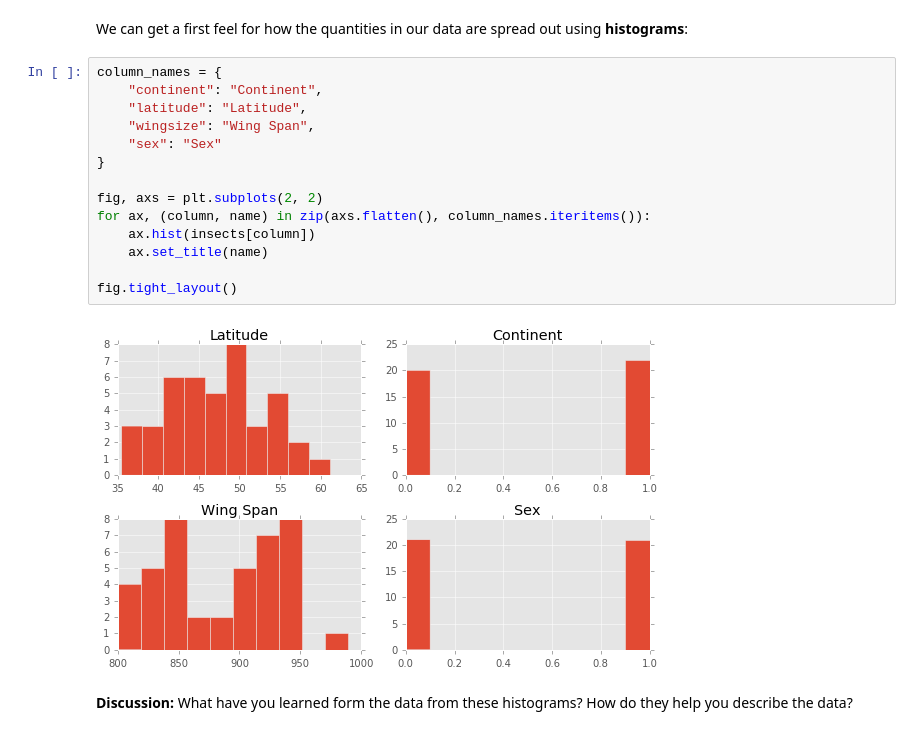
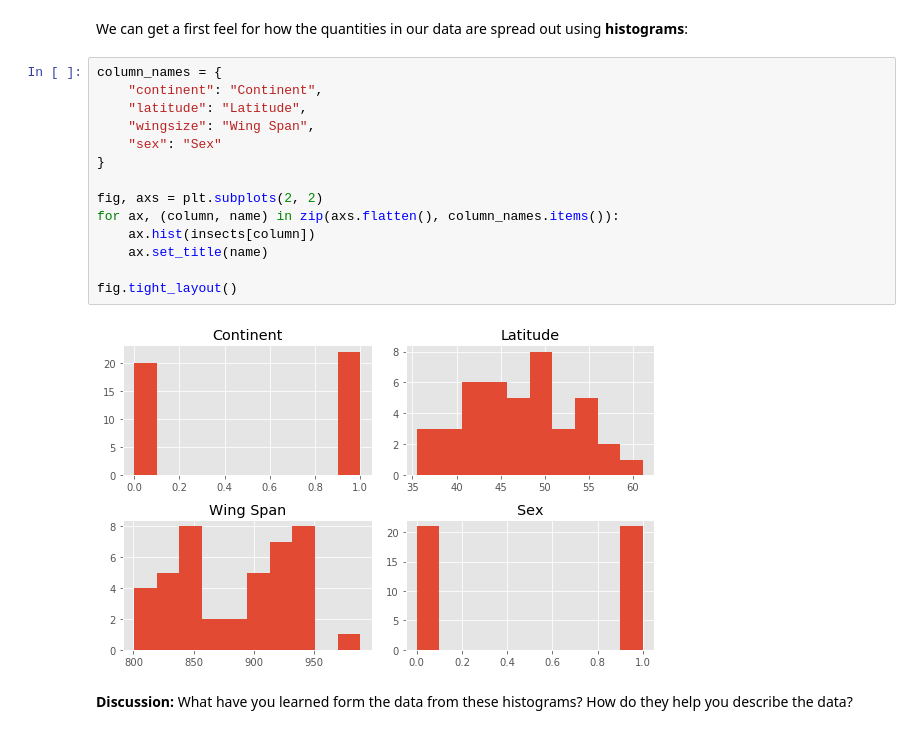
Before and after one commit to GalvanizeOpenSource/stats-course-slides, a Jupyter notebook: linear-and-logistic-regression.ipynb, the cells around one changed output. Drawn from its saved outputs; the diff is of its cells as text.

```diff
--- a/linear-and-logistic-regression.ipynb
+++ b/linear-and-logistic-regression.ipynb
@@ -87,19 +87,19 @@ We can get a first feel for how the quantities in our data are spread out using
 # %%
 column_names = {
     "continent": "Continent",
     "latitude": "Latitude",
     "wingsize": "Wing Span",
     "sex": "Sex"
 }
 
 fig, axs = plt.subplots(2, 2)
-for ax, (column, name) in zip(axs.flatten(), column_names.iteritems()):
+for ax, (column, name) in zip(axs.flatten(), column_names.items()):
     ax.hist(insects[column])
     ax.set_title(name)
 
 fig.tight_layout()
 # %% [output]
-[figure, old version]
+[figure, new version]
 # %% [markdown]
 **Discussion:** What have you learned form the data from these histograms?  How do they help you describe the data?
 # %% [markdown]
```
Also changed, not shown: parts of 13 cells of this notebook, 1 other file.
